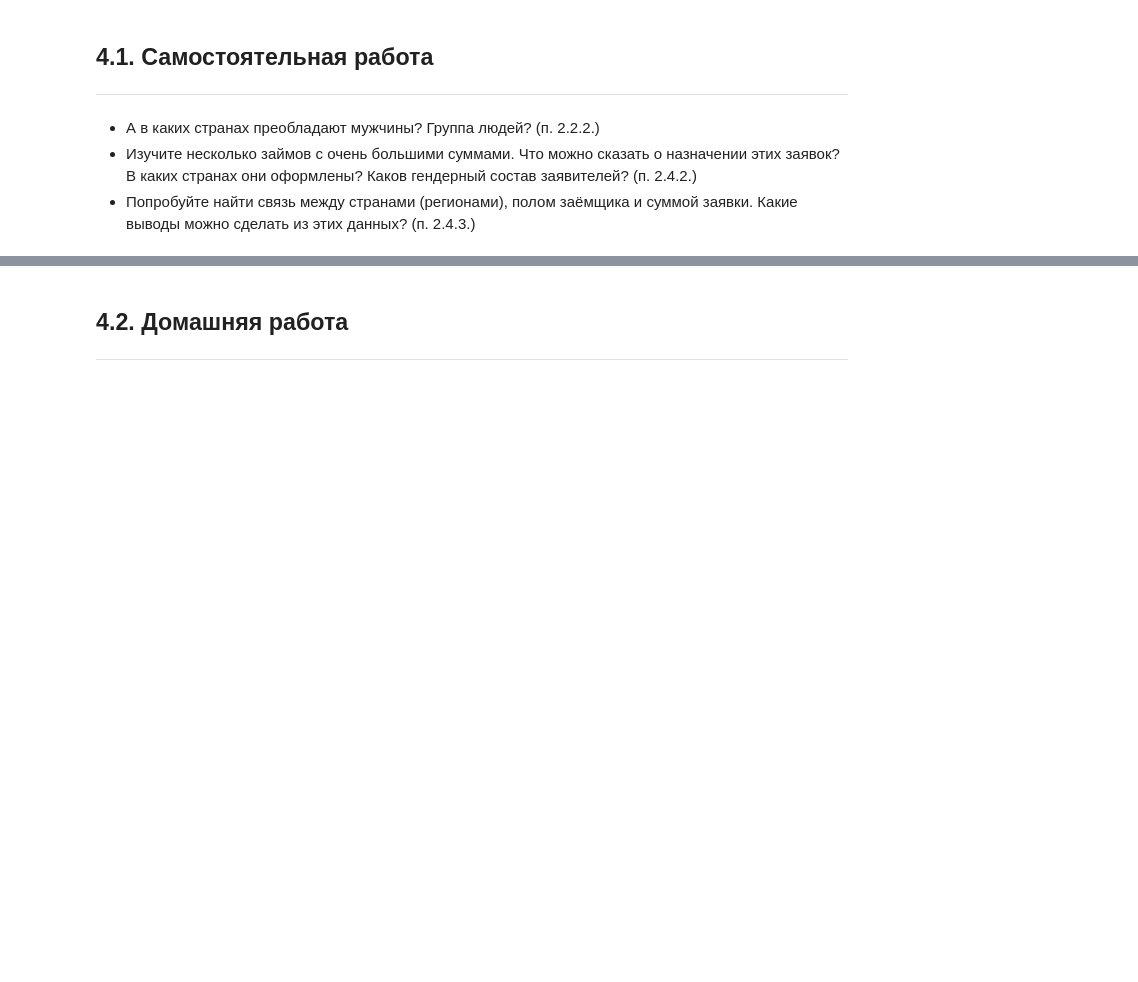
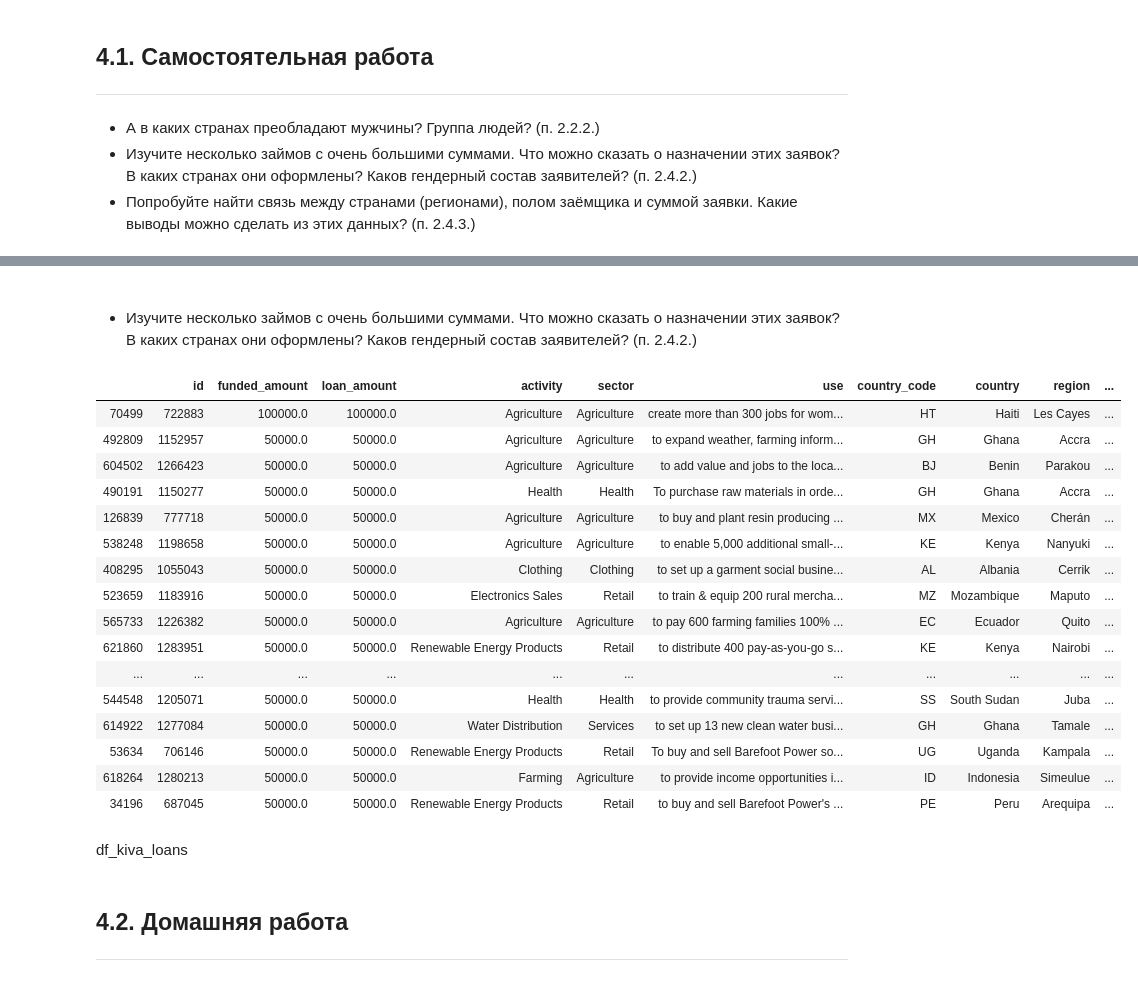
Before and after one commit to TomasHogger/python, a Jupyter notebook: kiva/kiva.ipynb, the cells around one changed output, grey strips where cells are left out. Cells and saved outputs as stored; diff of their text form; code cells hidden in the pictures; blank space fills up the shorter version.

```diff
--- a/kiva/kiva.ipynb
+++ b/kiva/kiva.ipynb
@@ -35,3 +117,28 @@ FileNotFoundError: [Errno 2] File b'load_theme_ids.csv' does not exist: b'load_t
+# %% [markdown]
+#
+- Изучите несколько займов с очень большими суммами. Что можно сказать о назначении этих заявок? В каких странах они оформлены? Каков гендерный состав заявителей? (п. 2.4.2.)
+# %%
+df_kiva_loans.sort_values('funded_amount', ascending = False).head(20)
+# %% [output]
+|  | id | funded_amount | loan_amount | activity | sector | use | country_code | country | region | ... |
+| 70499 | 722883 | 100000.0 | 100000.0 | Agriculture | Agriculture | create more than 300 jobs for wom... | HT | Haiti | Les Cayes | ... |
+| 492809 | 1152957 | 50000.0 | 50000.0 | Agriculture | Agriculture | to expand weather, farming inform... | GH | Ghana | Accra | ... |
+| 604502 | 1266423 | 50000.0 | 50000.0 | Agriculture | Agriculture | to add value and jobs to the loca... | BJ | Benin | Parakou | ... |
+| 490191 | 1150277 | 50000.0 | 50000.0 | Health | Health | To purchase raw materials in orde... | GH | Ghana | Accra | ... |
+| 126839 | 777718 | 50000.0 | 50000.0 | Agriculture | Agriculture | to buy and plant resin producing ... | MX | Mexico | Cherán | ... |
+| 538248 | 1198658 | 50000.0 | 50000.0 | Agriculture | Agriculture | to enable 5,000 additional small-... | KE | Kenya | Nanyuki | ... |
+| 408295 | 1055043 | 50000.0 | 50000.0 | Clothing | Clothing | to set up a garment social busine... | AL | Albania | Cerrik | ... |
+| 523659 | 1183916 | 50000.0 | 50000.0 | Electronics Sales | Retail | to train & equip 200 rural mercha... | MZ | Mozambique | Maputo | ... |
+| 565733 | 1226382 | 50000.0 | 50000.0 | Agriculture | Agriculture | to pay 600 farming families 100% ... | EC | Ecuador | Quito | ... |
+| 621860 | 1283951 | 50000.0 | 50000.0 | Renewable Energy Products | Retail | to distribute 400 pay-as-you-go s... | KE | Kenya | Nairobi | ... |
+| ... | ... | ... | ... | ... | ... | ... | ... | ... | ... | ... |
+| 544548 | 1205071 | 50000.0 | 50000.0 | Health | Health | to provide community trauma servi... | SS | South Sudan | Juba | ... |
+| 614922 | 1277084 | 50000.0 | 50000.0 | Water Distribution | Services | to set up 13 new clean water busi... | GH | Ghana | Tamale | ... |
+| 53634 | 706146 | 50000.0 | 50000.0 | Renewable Energy Products | Retail | To buy and sell Barefoot Power so... | UG | Uganda | Kampala | ... |
+| 618264 | 1280213 | 50000.0 | 50000.0 | Farming | Agriculture | to provide income opportunities i... | ID | Indonesia | Simeulue | ... |
+| 34196 | 687045 | 50000.0 | 50000.0 | Renewable Energy Products | Retail | to buy and sell Barefoot Power's ... | PE | Peru | Arequipa | ... |
+# %% [markdown]
+df_kiva_loans
 # %% [markdown]
 ## 4.2. Домашняя работа
 ***
```
Also changed, not shown: parts of 5 cells of this notebook, 1 other file.
